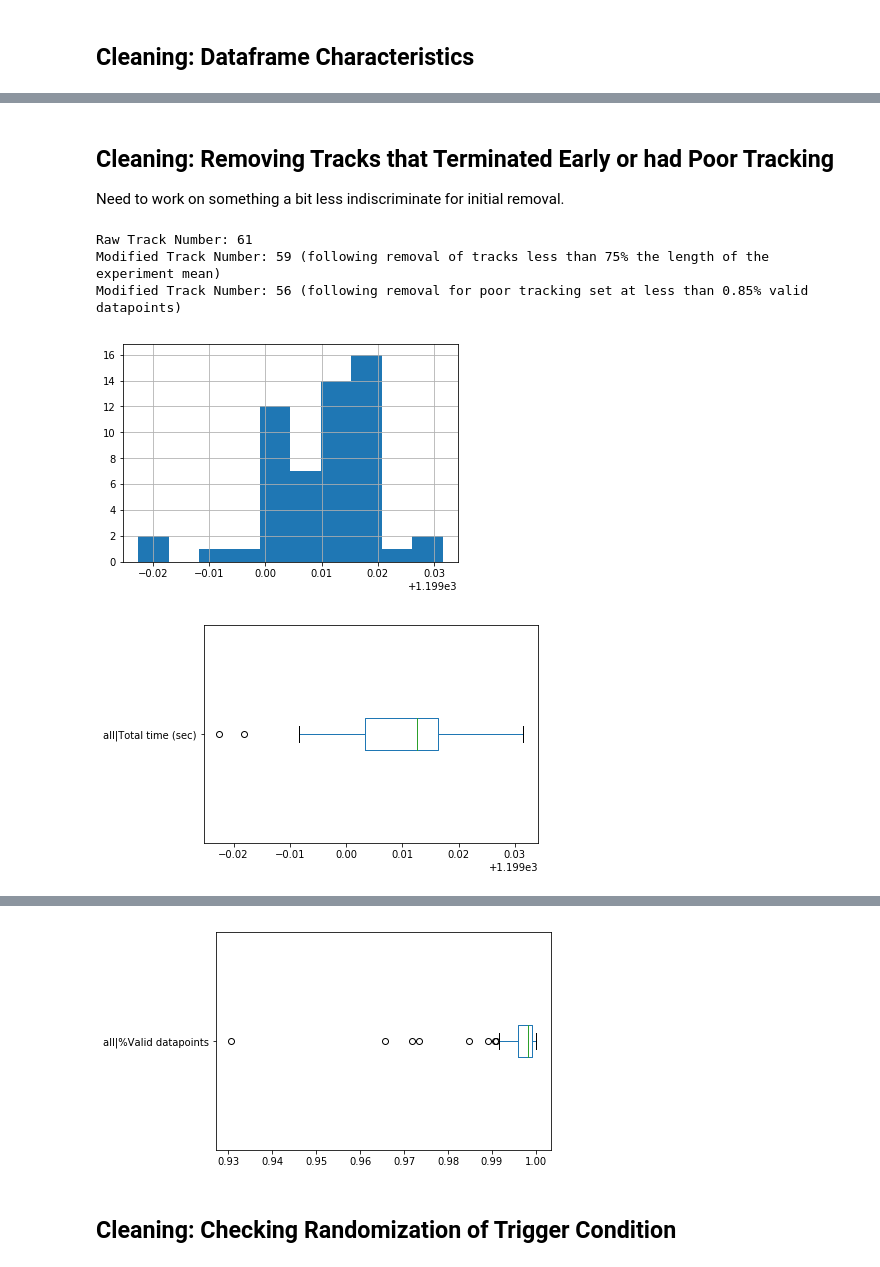
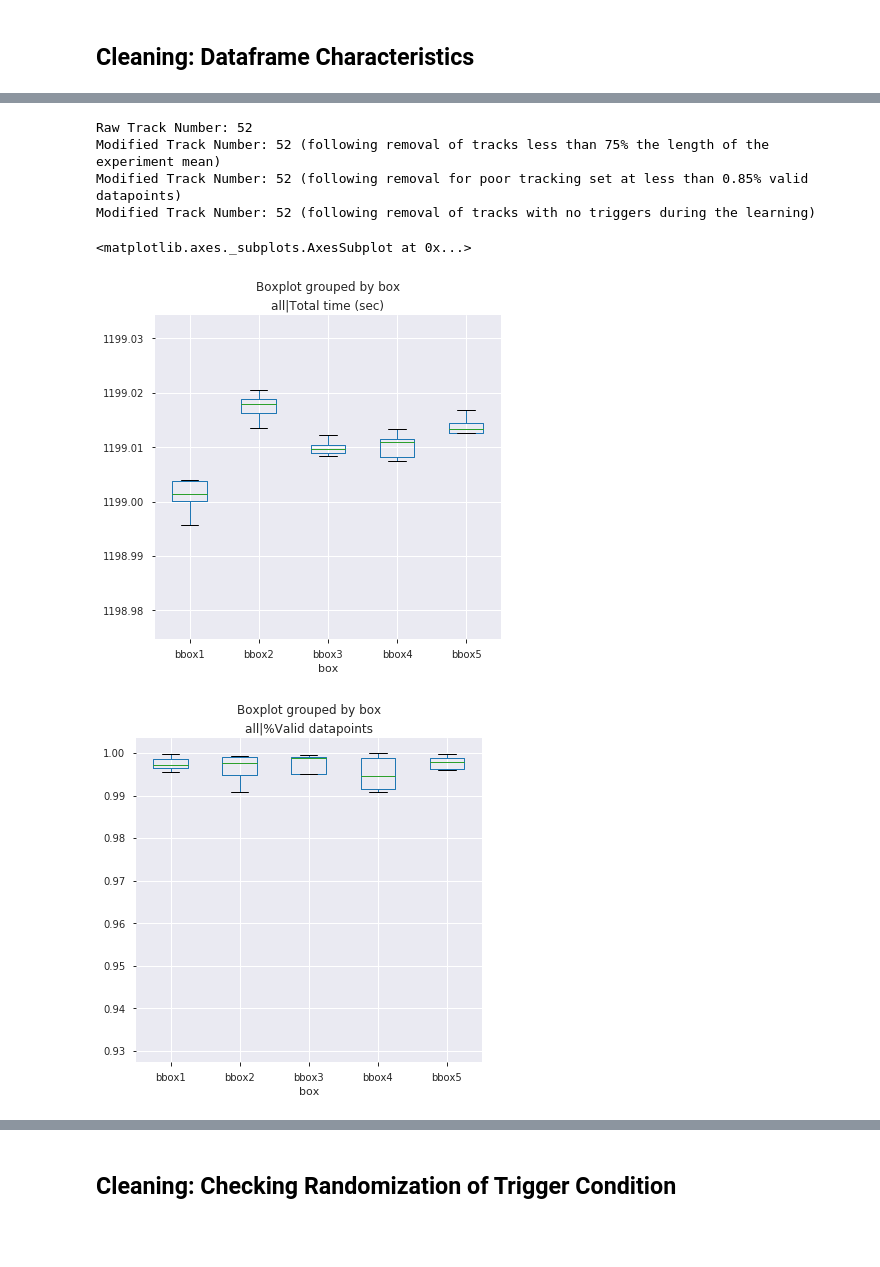
Before and after one commit to liffiton/ATLeS, a Jupyter notebook: notebooks/Atles-Stats-Descriptives.ipynb, the cells around one changed output, grey strips where cells are left out. Saved outputs shown, nothing was run; the diff lists cells and outputs as text; code cells hidden in the pictures; blank space fills up the shorter version.

Commit message:
added trigger cleaning

```diff
--- a/notebooks/Atles-Stats-Descriptives.ipynb
+++ b/notebooks/Atles-Stats-Descriptives.ipynb
@@ -51,3 +52,6 @@ acquisitionlevel = .85  # sets the cut off level of excluding tracks based on po
+# %%
+acquisitionlevel = .85  # sets the cut off level of excluding tracks based on poor tracking
+notriggerexclude = True  # if set to True, excludes tracks where the trigger was never triggered. If set to False, includes tracks where no trigger occurred
 # %% [markdown]
 ## Globals
 # %%
@@ -201,14 +205,14 @@ for track in trackfiles:
     dftemp['track'] = trackname
     dftemp.set_index('track', inplace=True)
 
-    dfstats = dfstats.append(dftemp)
+    dfstats = dfstats.append(dftemp, sort=True)
 
 if 'phase 0' in dfstats.columns:
     dfstats.rename({'phase 0': 'p1', 'phase 1': 'p2', 'phase 2': 'p3'}, axis='columns', inplace = True)
 
 dfstats.columns = dfstats.columns.map('|'.join)
 
-framelist.append  (dfstats)
+framelist.append(dfstats)
 
 dfstats.head(3)
 # %% [output]
@@ -245,7 +242,7 @@ if experimenttype == 'extinction':
         dftemp3['track'] = trackname
         dftemp3.set_index('track', inplace=True)
 
-        dfextstats = dfextstats.append(dftemp3)
+        dfextstats = dfextstats.append(dftemp3, sort=True)
 
     framelist.append(dfextstats)
 
@@ -273,9 +263,7 @@ To retain the current behavior and silence the warning, pass sort=False
 ## Combine Dataframes
 Combines settings, stim, phase, and with dataframe of basic descriptive stats.
 # %%
-df = pd.concat(framelist, axis=1) # combines all frames
-
+df = pd.concat(framelist, axis=1, sort=False) # combines all frames
 df.dropna(axis=0, how='all', inplace=True) # drops any rows where all values are missing
-
 df.head(3)
 # %% [output]
@@ -360,29 +335,30 @@ Valid Datapoints: Mean 0.9755440048521484, Minimum 0.19087725150100066, Maximum
-# %% [markdown]
-## Cleaning: Removing Tracks that Terminated Early or had Poor Tracking
-Need to work on something a bit less indiscriminate for initial removal.
 # %%
 print(f'Raw Track Number: {df.shape[0]}')
 
 df = df.drop(df[df['all|Total time (sec)'] < (df['all|Total time (sec)'].mean())* .75].index) # drops rows if any data is missing, this will remove early termination tracks
 print(f'Modified Track Number: {df.shape[0]} (following removal of tracks less than 75% the length of the experiment mean)')
 
 df = df.drop(df[df['all|%Valid datapoints'] < acquisitionlevel].index)
 print(f'Modified Track Number: {df.shape[0]} (following removal for poor tracking set at less than {acquisitionlevel}% valid datapoints)')
 
-df['all|Total time (sec)'].hist()
-plt.show()
+if notriggerexclude == True:
+    df = df.drop(df[df['phase 2|#Triggers'] == 0].index) # drops rows if there was no trigger during phase 2; NOTE: fix this so it works if learning phase in not 2
+    print(f'Modified Track Number: {df.shape[0]} (following removal of tracks with no triggers during the learning)')
 
-df['all|Total time (sec)'].plot.box(vert=False)
-plt.show()
+fig, ax = plt.subplots(1, 1, figsize=(6, 6))
+ax.ticklabel_format(useOffset=False) # prevents appearance of scientific notation on y axis
+df.boxplot(column='all|Total time (sec)', by='box', ax=ax)
 
-df['all|%Valid datapoints'].hist()
-plt.show()
+fig, ax = plt.subplots(1, 1, figsize=(6, 6))
+df.boxplot(column='all|%Valid datapoints', by='box', ax=ax)
 
-df['all|%Valid datapoints'].plot.box(vert=False)
-plt.show()
+fig, ax = plt.subplots(1, 1, figsize=(6, 6))
+df.boxplot(column='phase 2|#Triggers', by='box', ax=ax)
 # %% [output]
-Raw Track Number: 61
-Modified Track Number: 59 (following removal of tracks less than 75% the length of the experiment mean)
-Modified Track Number: 56 (following removal for poor tracking set at less than 0.85% valid datapoints)
+Raw Track Number: 52
+Modified Track Number: 52 (following removal of tracks less than 75% the length of the experiment mean)
+Modified Track Number: 52 (following removal for poor tracking set at less than 0.85% valid datapoints)
+Modified Track Number: 52 (following removal of tracks with no triggers during the learning)
+<matplotlib.axes._subplots.AxesSubplot at 0x...>
-[figure, old version]
+[figure, new version]
-[figure, old version]
+[figure, new version]
@@ -390,4 +366,3 @@ Modified Track Number: 56 (following removal for poor tracking set at less than
-[figure, removed]
 # %% [markdown]
 ## Cleaning: Checking Randomization of Trigger Condition
 # %%
```
Also changed, not shown: parts of 19 cells of this notebook.
